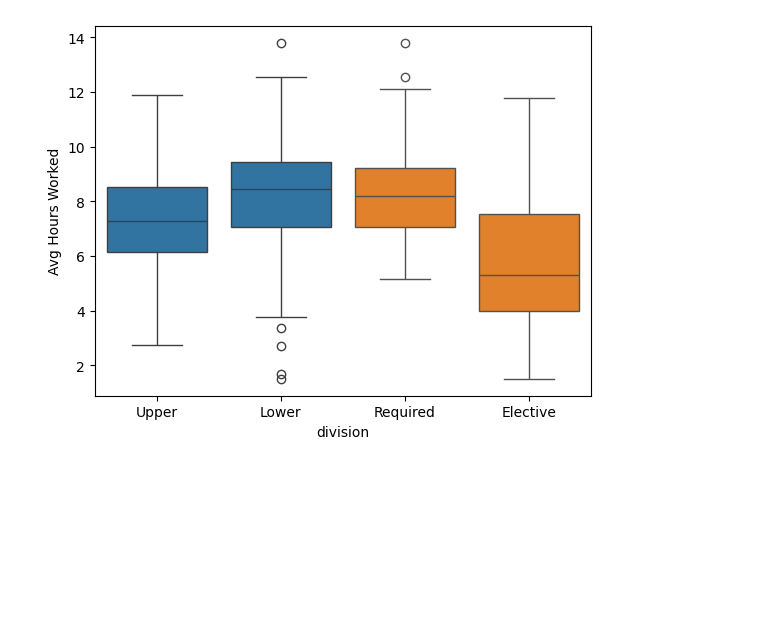
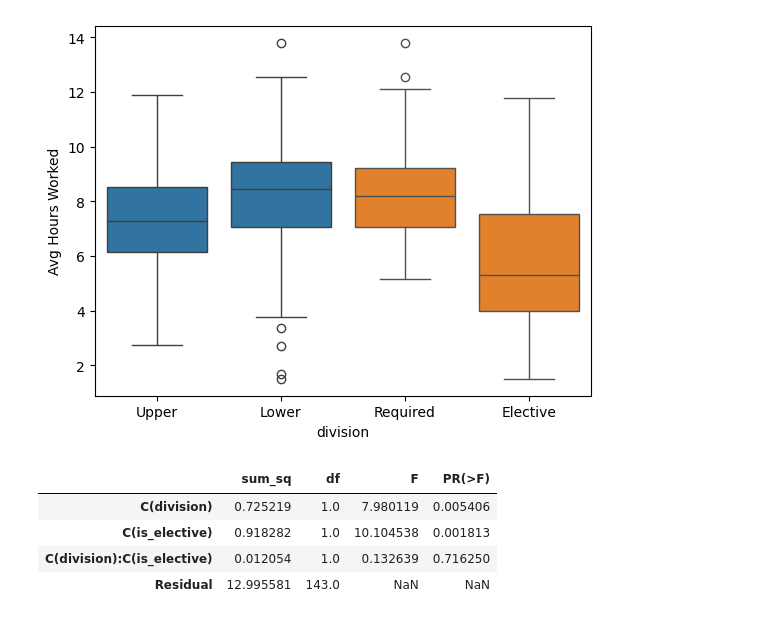
Before and after one commit to cadenpascual/DSC190_FinalProject, a Jupyter notebook: SET_data_analysis.ipynb, the cells around one changed output. Saved outputs shown, nothing was run; the diff lists cells and outputs as text; code cells hidden in the pictures; blank space fills up the shorter version.

Commit message:
add anova test

```diff
--- a/SET_data_analysis.ipynb
+++ b/SET_data_analysis.ipynb
@@ -64,3 +73,12 @@ sns.boxplot(data=dsc_sets, x="is_elective", y="Avg Hours Worked")
 # %% [output]
 <Axes: xlabel='division', ylabel='Avg Hours Worked'>
 [figure]
+# %%
+model = ols("Learning_Average ~ C(division) * C(is_elective)", data=dsc_sets).fit()
+sm.stats.anova_lm(model, typ=2)
+# %% [output]
+|  | sum_sq | df | F | PR(>F) |
+| C(division) | 0.725219 | 1.0 | 7.980119 | 0.005406 |
+| C(is_elective) | 0.918282 | 1.0 | 10.104538 | 0.001813 |
+| C(division):C(is_elective) | 0.012054 | 1.0 | 0.132639 | 0.716250 |
+| Residual | 12.995581 | 143.0 | NaN | NaN |
```
Also changed, not shown: parts of 4 cells of this notebook.
